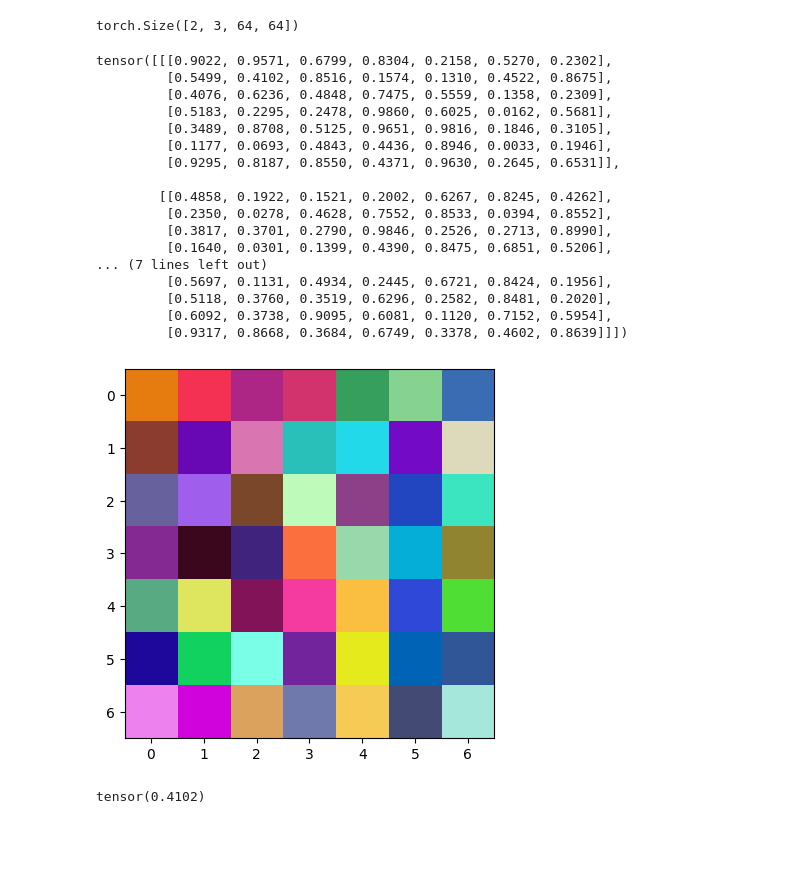
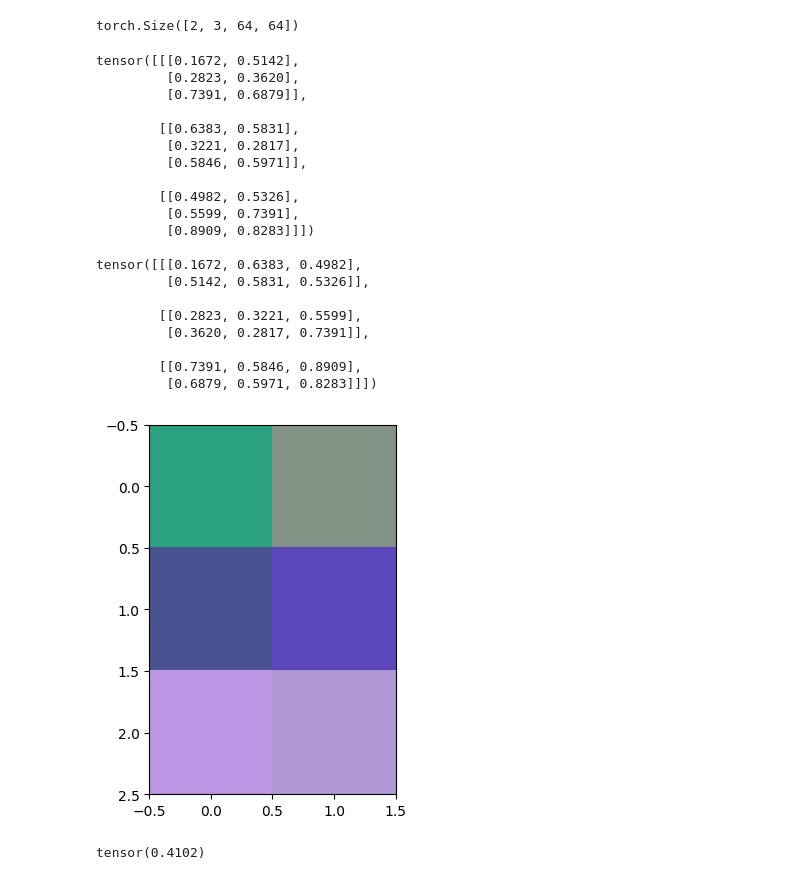
Before and after one commit to barada02/DL_With_Pytorch, a Jupyter notebook: 01_Tensors_01.ipynb, the cells around one changed output. Saved outputs shown, nothing was run; the diff lists cells and outputs as text; code cells hidden in the pictures; blank space fills up the shorter version.

Commit message:
tensor to image

```diff
--- a/01_Tensors_01.ipynb
+++ b/01_Tensors_01.ipynb
@@ -368,37 +361,42 @@ torch.Size([2, 3, 64, 64])
 # %%
 import torch
 import matplotlib.pyplot as plt
 
 # 1. Generate a random tensor [Channels, Height, Width]
 # Values will be between 0 and 1
-random_image_tensor = torch.rand(3, 7, 7)
+random_image_tensor = torch.rand(3, 3, 2)
 print(random_image_tensor)
 # 2. Matplotlib expects [Height, Width, Channels]
 # We use .permute() to swap the axes around
+print("")
 vis_tensor = random_image_tensor.permute(1, 2, 0)
+print(vis_tensor)
 
 # 3. Display it
 plt.imshow(vis_tensor)
 plt.show()
 # %% [output]
-tensor([[[0.9022, 0.9571, 0.6799, 0.8304, 0.2158, 0.5270, 0.2302],
-         [0.5499, 0.4102, 0.8516, 0.1574, 0.1310, 0.4522, 0.8675],
-         [0.4076, 0.6236, 0.4848, 0.7475, 0.5559, 0.1358, 0.2309],
-         [0.5183, 0.2295, 0.2478, 0.9860, 0.6025, 0.0162, 0.5681],
-         [0.3489, 0.8708, 0.5125, 0.9651, 0.9816, 0.1846, 0.3105],
-         [0.1177, 0.0693, 0.4843, 0.4436, 0.8946, 0.0033, 0.1946],
-         [0.9295, 0.8187, 0.8550, 0.4371, 0.9630, 0.2645, 0.6531]],
+tensor([[[0.1672, 0.5142],
+         [0.2823, 0.3620],
+         [0.7391, 0.6879]],
 
-        [[0.4858, 0.1922, 0.1521, 0.2002, 0.6267, 0.8245, 0.4262],
-         [0.2350, 0.0278, 0.4628, 0.7552, 0.8533, 0.0394, 0.8552],
-         [0.3817, 0.3701, 0.2790, 0.9846, 0.2526, 0.2713, 0.8990],
-         [0.1640, 0.0301, 0.1399, 0.4390, 0.8475, 0.6851, 0.5206],
-... (7 lines left out)
-         [0.5697, 0.1131, 0.4934, 0.2445, 0.6721, 0.8424, 0.1956],
-         [0.5118, 0.3760, 0.3519, 0.6296, 0.2582, 0.8481, 0.2020],
-         [0.6092, 0.3738, 0.9095, 0.6081, 0.1120, 0.7152, 0.5954],
-         [0.9317, 0.8668, 0.3684, 0.6749, 0.3378, 0.4602, 0.8639]]])
+        [[0.6383, 0.5831],
+         [0.3221, 0.2817],
+         [0.5846, 0.5971]],
+
+        [[0.4982, 0.5326],
+         [0.5599, 0.7391],
+         [0.8909, 0.8283]]])
+
+tensor([[[0.1672, 0.6383, 0.4982],
+         [0.5142, 0.5831, 0.5326]],
+
+        [[0.2823, 0.3221, 0.5599],
+         [0.3620, 0.2817, 0.7391]],
+
+        [[0.7391, 0.5846, 0.8909],
+         [0.6879, 0.5971, 0.8283]]])
-[figure, old version]
+[figure, new version]
 # %%
 random_image_tensor[0,0,1]
 # %% [output]
```
Also changed, not shown: parts of 2 cells of this notebook, 1 other file.
